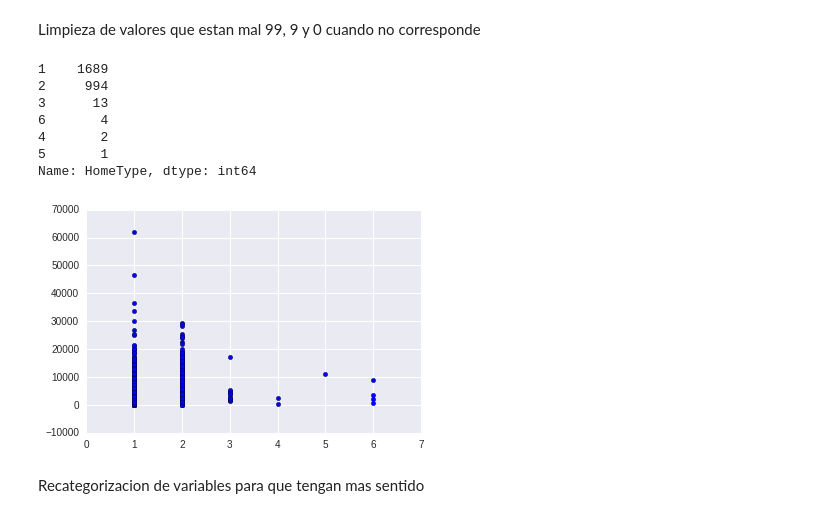
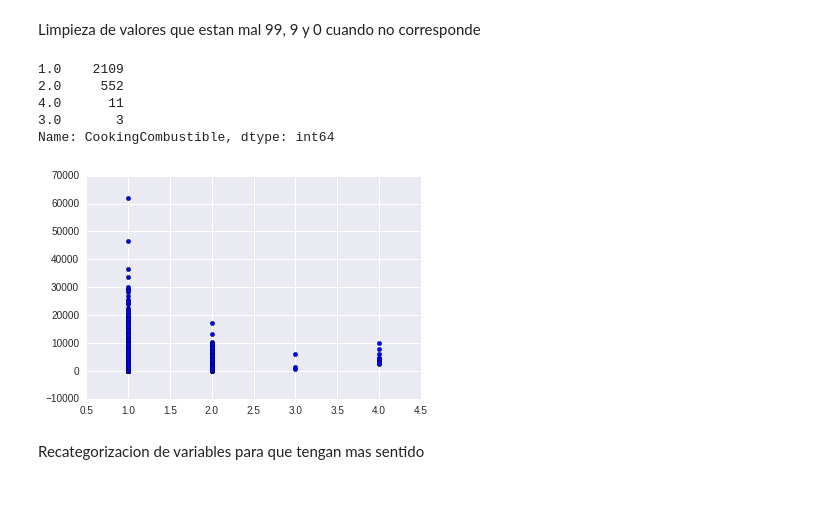
Before and after one commit to alephcero/adsProject, a Jupyter notebook: felipeHogares.ipynb, the cells around one changed output. Drawn from its saved outputs; the diff is of its cells as text; code cells hidden in the pictures.

```diff
--- a/felipeHogares.ipynb
+++ b/felipeHogares.ipynb
@@ -130,19 +132,17 @@ remove0(df = hog2, variables = ['FloorMaterial','RoofMaterial','RoofCoat','Water
                                'BathroomUse'])
 remove99(df = hog2, variables = ['Ownership'])
 # %%
-variables = ['HomeType']
+variables = ['CookingCombustible']
 for var in variables:
     print hog2[var].value_counts()
     plt.scatter(hog2[var], hog2.TotalHouseHoldIncome)
     plt.show()
 # %% [output]
-1    1689
-2     994
-3      13
-6       4
-4       2
-5       1
-Name: HomeType, dtype: int64
+1.0    2109
+2.0     552
+4.0      11
+3.0       3
+Name: CookingCombustible, dtype: int64
-[figure, old version]
+[figure, new version]
 # %% [markdown]
 Recategorizacion de variables para que tengan mas sentido
```
Also changed, not shown: parts of 12 cells of this notebook.
